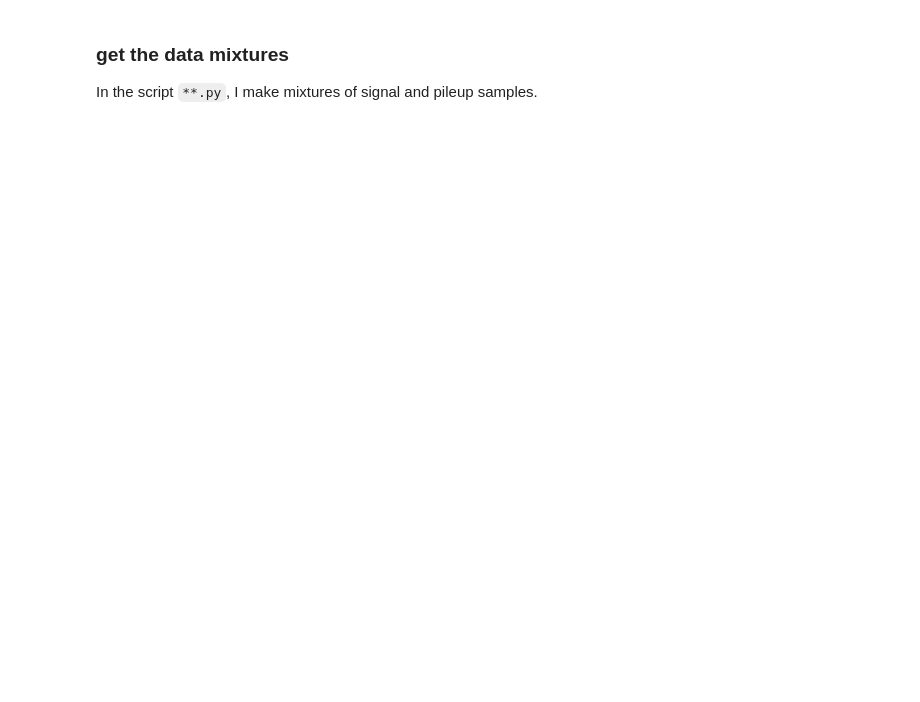
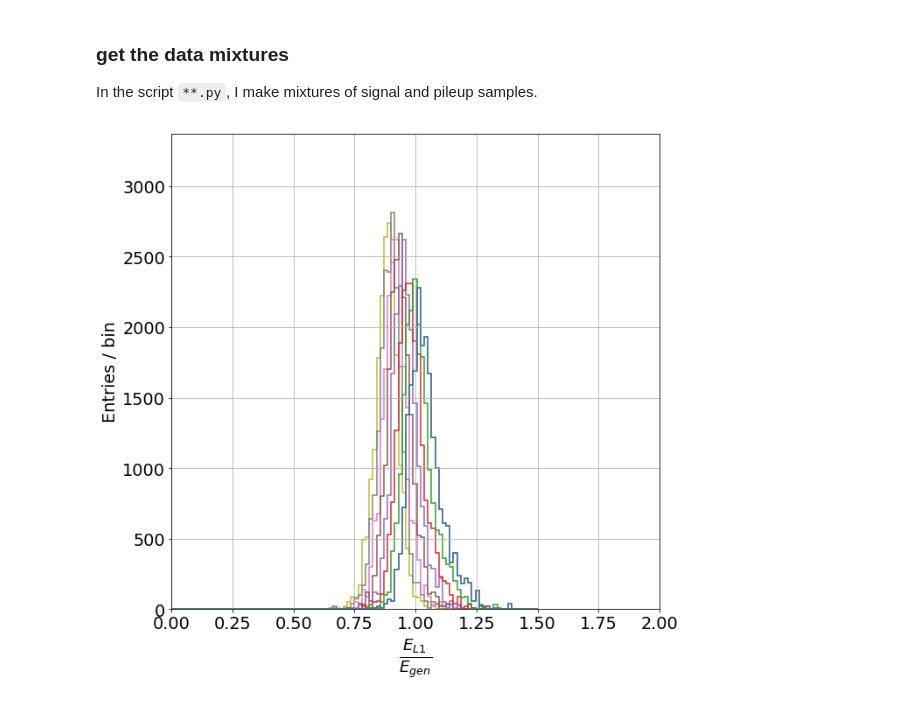
Before and after one commit to NWUHEP/hgcal-analysis, a Jupyter notebook: notebooks/hgcal_trigger_v2.ipynb, the cells around one changed output. Cells and saved outputs as stored; diff of their text form; code cells hidden in the pictures; blank space fills up the shorter version.

```diff
--- a/notebooks/hgcal_trigger_v2.ipynb
+++ b/notebooks/hgcal_trigger_v2.ipynb
@@ -41,15 +43,15 @@ algos = [
          #'threshold_1bx_esort',  'threshold_8bx_esort',
          #'threshold_1bx_nosort', 'threshold_8bx_nosort',
         ]
-mippt_scan = np.arange(2, 10, 0.5)
+mippt_scan = np.arange(1, 10, 1.)
 ratios = {n:{mippt:[] for mippt in mippt_scan} for n in algos}
-columns = ['reco_e', 'sim_e', 'pt', 'mip_pt']
+columns = ['reco_e', 'sim_e', 'pt']
 cell_labels = ['zside', 'layer', 'sector', 'panel']
-data_iter = zip(gen_list, df_list)[:100]
-for gpart, data in tqdm_notebook(data_iter, total=100):
+data_iter = list(zip(gen_list, df_list))
+for gpart, data in tqdm_notebook(data_iter, total=len(data_iter)):
     gen1 = gpart.iloc[0]
     gen2 = gpart.iloc[1]
-    denom = np.array([gen1.e, gen1.e, gen1.pt, gen1.pt])
+    denom = np.array([gen1.e, gen1.e, gen1.pt])
 
     for mippt in mippt_scan:
         df = data.query(f'mip_pt > {mippt}')
@@ -65,7 +67,7 @@ for gpart, data in tqdm_notebook(data_iter, total=100):
                 continue
             df_num = df.query(f'sim_e > 0 and {k}').groupby('zside')[columns].sum()
             r = df_num/den
-            v[mippt].append(r.values)
+            v[mippt].append(r)
 
             #print('*------------------------------------------*')
             #print(gen)
@@ -73,22 +75,23 @@ for gpart, data in tqdm_notebook(data_iter, total=100):
             #print(df_den)
             #print(r)
             #print('*------------------------------------------*')
-
-ratios = {k:pd.DataFrame(np.vstack(v), columns=columns) for k, v in ratios.items()}
+ratios = {a:{pt:np.vstack(d) for pt, d in algo_data.items()} for a, algo_data in ratios.items()}
 # %%
 fig = plt.figure(figsize=(10, 10), facecolor='white')
 
 ax = plt.subplot()
-h, b, _ = ax.hist([ratios[n][0]['reco_e'] for n in algos], bins=60, range=[0, 1.5], linewidth=1.5, histtype='step')
+h, b, _ = ax.hist([ratios['baseline'][pt][:,0] for pt in mippt_scan], bins=100, range=[0, 1.5], linewidth=1.5, histtype='step')
 
 ax.set_xlim(0, 2.)
 ax.set_ylim(0, 1.2*np.max(h))
 #ax.set_xlabel(r'$\frac{p_{T,L1}}{p_{T,gen}}$', fontsize=26)
 ax.set_xlabel(r'$\frac{E_{L1}}{E_{gen}}$', fontsize=26)
 ax.set_ylabel('Entries / bin')
 
-labels = ['8 bx', '1 bx', '8 bx, sort', '1 bx, sort', 'no constraint']
-ax.legend(labels)
+#labels = ['8 bx', '1 bx', '8 bx, sort', '1 bx, sort', 'no constraint']
+#ax.legend(labels)
 
 plt.savefig('plots/threshold_algo_resolution_e35.pdf')
 plt.show()
+# %% [output]
+[figure, added]
```
Also changed, not shown: parts of 1 cell of this notebook, 4 other files.
